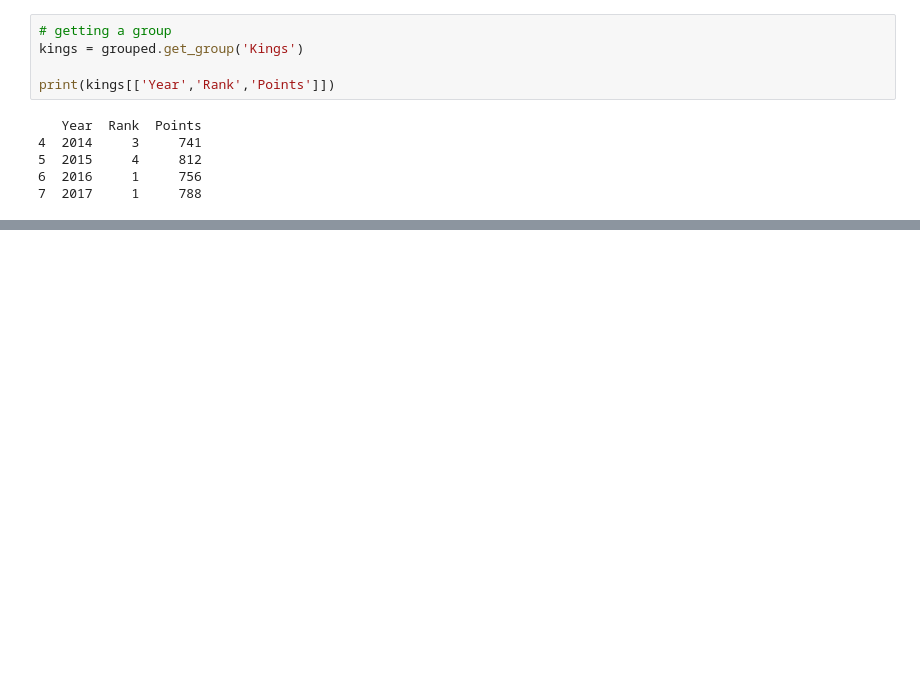
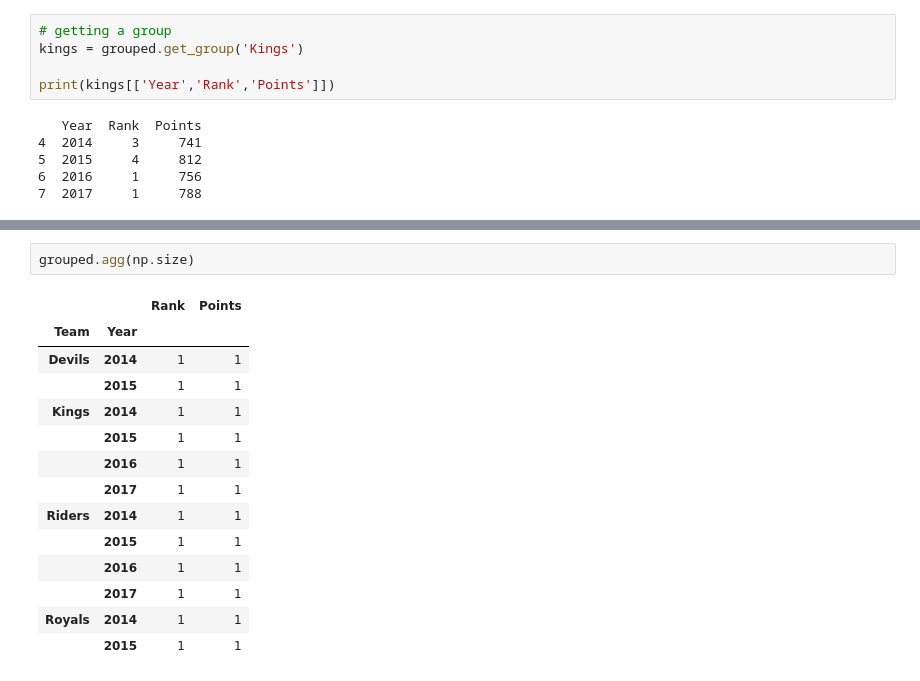
Before and after one commit to Lau-Jr/data-engineering-dump, a Jupyter notebook: data_eng_staffs.ipynb, the cells around one changed output, grey strips where cells are left out. Saved outputs shown, nothing was run; the diff lists cells and outputs as text; blank space fills up the shorter version.

```diff
--- a/data_eng_staffs.ipynb
+++ b/data_eng_staffs.ipynb
@@ -313,0 +338,17 @@ print(kings[['Year','Rank','Points']])
+# %%
+grouped.agg(np.size)
+# %% [output]
+|  |  | Rank | Points |
+| Team | Year |  |  |
+| Devils | 2014 | 1 | 1 |
+|  | 2015 | 1 | 1 |
+| Kings | 2014 | 1 | 1 |
+|  | 2015 | 1 | 1 |
+|  | 2016 | 1 | 1 |
+|  | 2017 | 1 | 1 |
+| Riders | 2014 | 1 | 1 |
+|  | 2015 | 1 | 1 |
+|  | 2016 | 1 | 1 |
+|  | 2017 | 1 | 1 |
+| Royals | 2014 | 1 | 1 |
+|  | 2015 | 1 | 1 |
```
Also changed, not shown: parts of 11 cells of this notebook.
